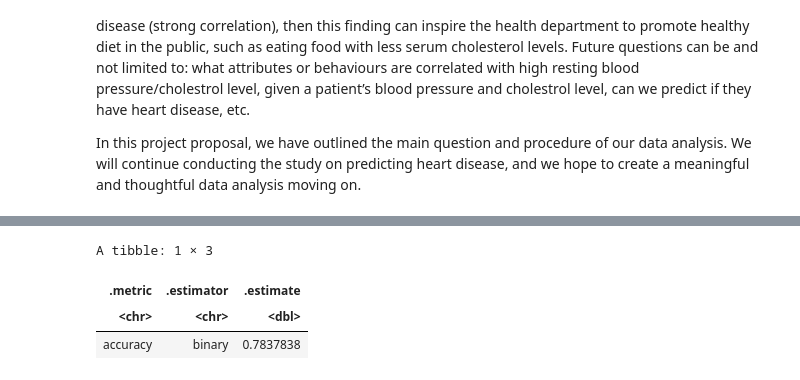
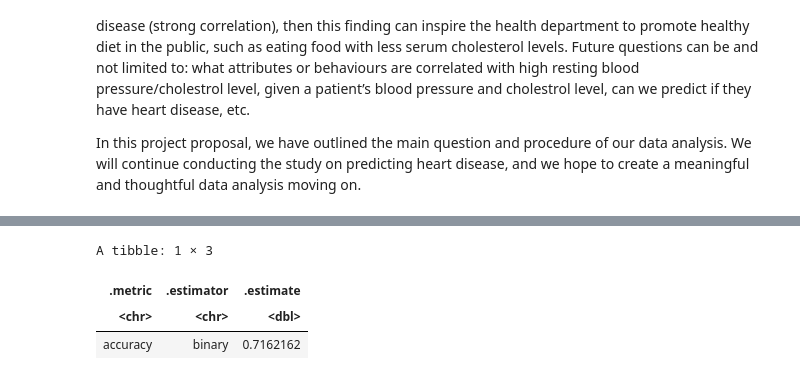
Before and after one commit to wiliwangka/Heart-Disease-Classification-with-R, a Jupyter notebook: ds_project_proposal.ipynb, the cells around one changed output, grey strips where cells are left out. Saved outputs shown, nothing was run; the diff lists cells and outputs as text; code cells hidden in the pictures.

```diff
--- a/ds_project_proposal.ipynb
+++ b/ds_project_proposal.ipynb
@@ -405,29 +385,29 @@ A tibble: 1 × 2
 # %%
 set.seed(2022)
 
 cleveland_recipe <- recipe(num ~age  + thalach , data = cleveland_training)%>%
   step_scale(all_predictors()) %>%
     step_center(all_predictors())
 
 
-mnist_spec <- nearest_neighbor(weight_func = "rectangular", neighbors =10) %>%
+mnist_spec <- nearest_neighbor(weight_func = "rectangular", neighbors =14) %>%
     set_engine("kknn") %>%
     set_mode("classification")
 
 mnist_fit <- workflow() %>%
         add_recipe(cleveland_recipe)%>%
         add_model(mnist_spec) %>%
         fit(data = cleveland_training)
 
 mnist_predictions <- predict (mnist_fit, cleveland_testing) %>%
     bind_cols(cleveland_testing)
 
 mnist_metrics <- mnist_predictions %>%
     metrics(truth = num, estimate = .pred_class)%>%
 filter(.metric == "accuracy")
 mnist_metrics
 # %% [output]
 A tibble: 1 × 3
 | .metric | .estimator | .estimate |
 | <chr> | <chr> | <dbl> |
-| accuracy | binary | 0.7837838 |
+| accuracy | binary | 0.7162162 |
```
Also changed, not shown: parts of 5 cells of this notebook.
